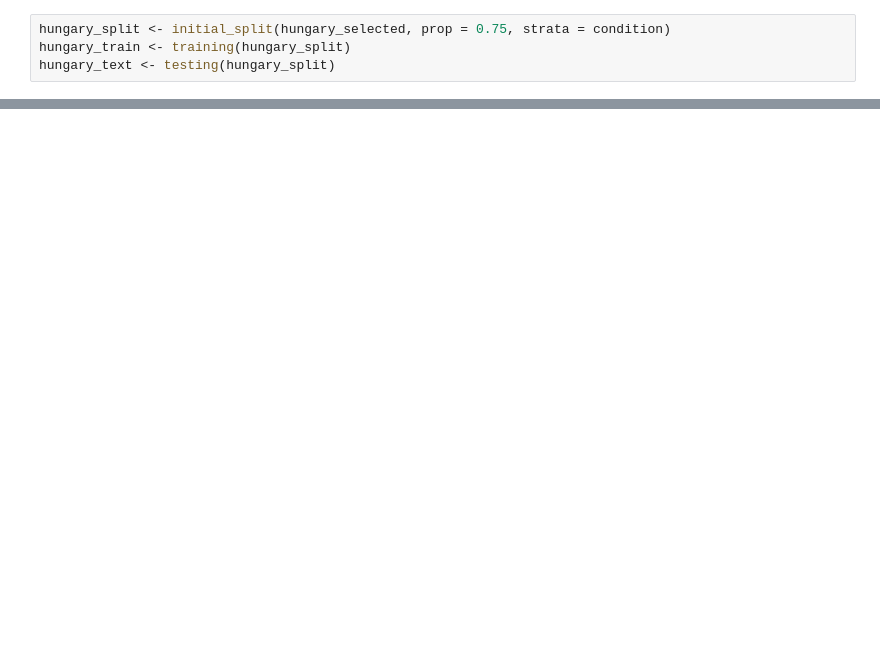
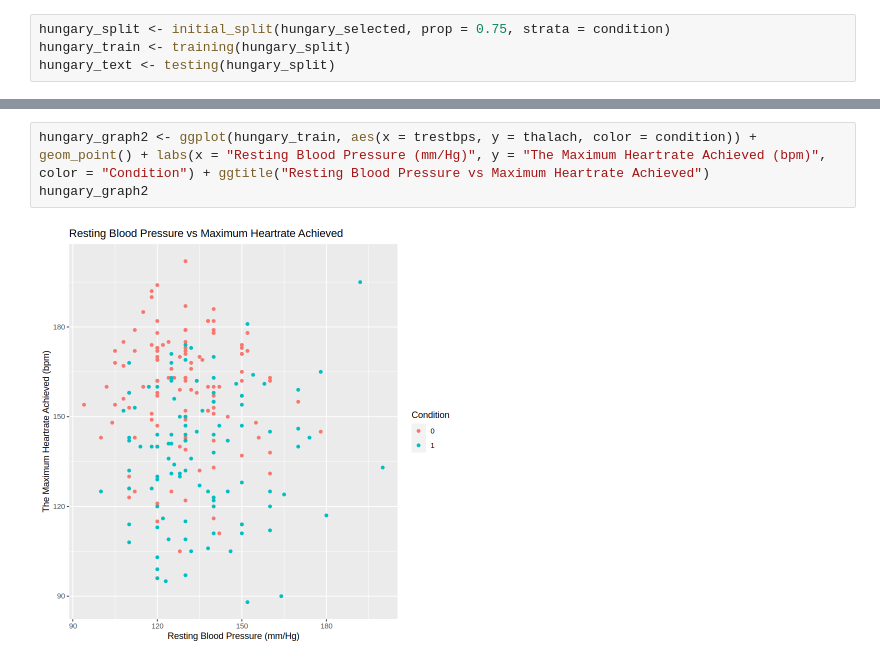
Before and after one commit to ChristianGoncalvesOG/DSCI-100-009-013, a Jupyter notebook: DataWork.ipynb, the cells around one changed output, grey strips where cells are left out. Cells and saved outputs as stored; diff of their text form; blank space fills up the shorter version.

```diff
--- a/DataWork.ipynb
+++ b/DataWork.ipynb
@@ -100,0 +111,5 @@ ERROR: Error in is_character(x, n = 0L): object 'condition' not found
+# %%
+hungary_graph2 <- ggplot(hungary_train, aes(x = trestbps, y = thalach, color = condition)) + geom_point() + labs(x = "Resting Blood Pressure (mm/Hg)", y = "The Maximum Heartrate Achieved (bpm)", color = "Condition") + ggtitle("Resting Blood Pressure vs Maximum Heartrate Achieved")
+hungary_graph2
+# %% [output]
+[figure, added]
```
Also changed, not shown: parts of 3 cells of this notebook.
